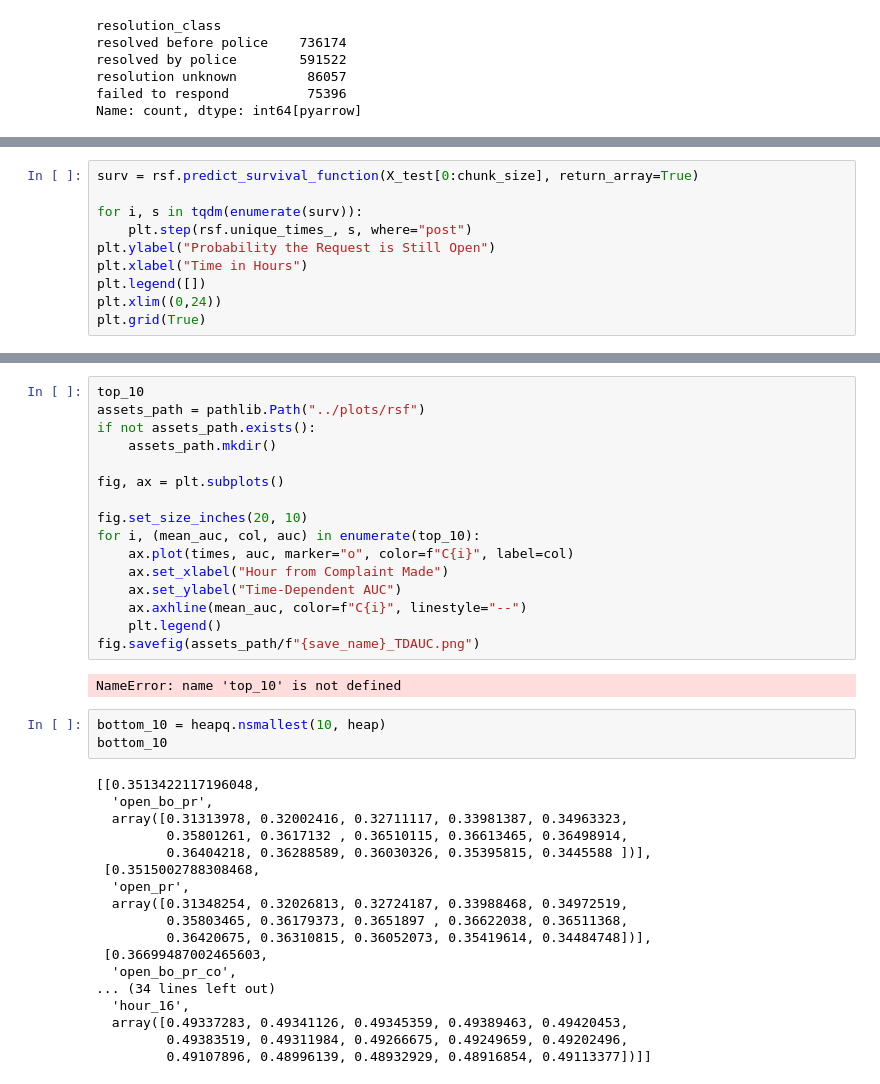
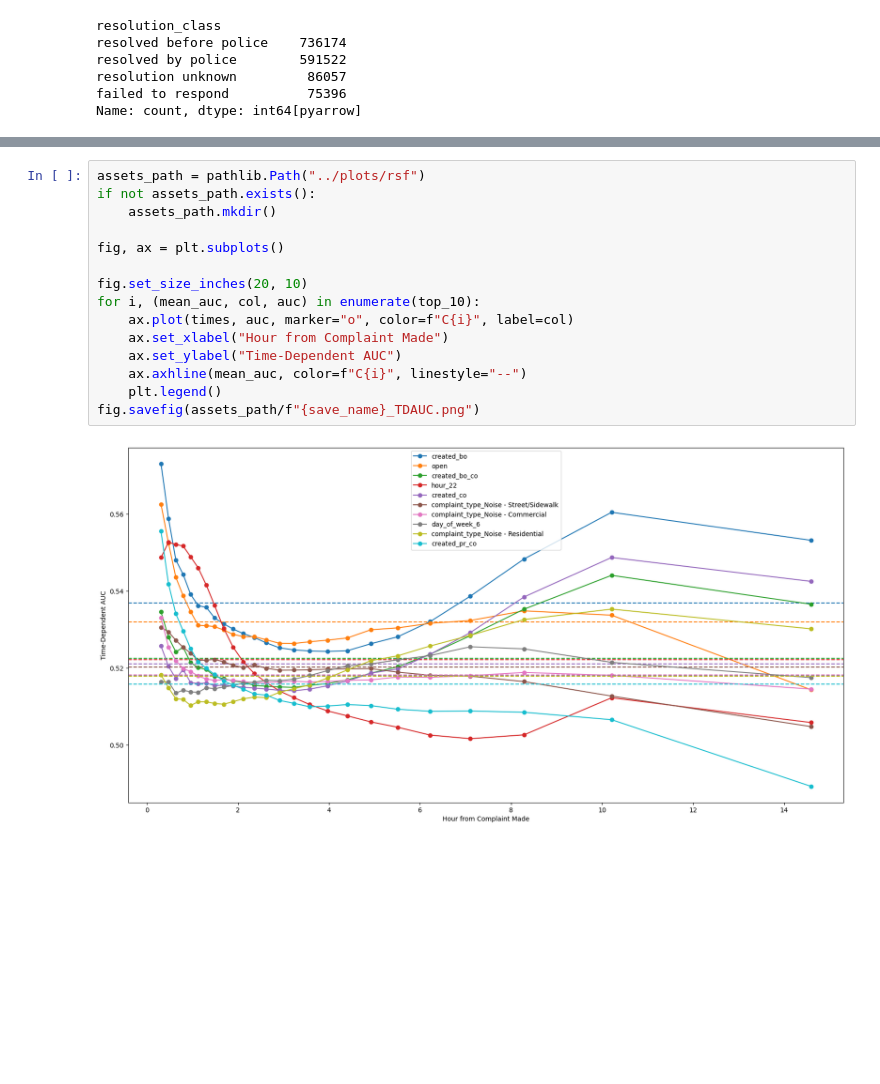
Before and after one commit to jamorr/Capstone, a Jupyter notebook: src/final.ipynb, the cells around one changed output, grey strips where cells are left out. Drawn from its saved outputs; the diff is of its cells as text; blank space fills up the shorter version.

```diff
--- a/src/final.ipynb
+++ b/src/final.ipynb
@@ -456,10 +177,0 @@ Text(0.5, 1.0, 'Predicted vs True Time to Close Complaint in Hours')
-# %%
-surv = rsf.predict_survival_function(X_test[0:chunk_size], return_array=True)
-
-for i, s in tqdm(enumerate(surv)):
-    plt.step(rsf.unique_times_, s, where="post")
-plt.ylabel("Probability the Request is Still Open")
-plt.xlabel("Time in Hours")
-plt.legend([])
-plt.xlim((0,24))
-plt.grid(True)
@@ -490,39 +227,17 @@ NameError: name 'np' is not defined
 # %%
-top_10
 assets_path = pathlib.Path("../plots/rsf")
 if not assets_path.exists():
     assets_path.mkdir()
 
 fig, ax = plt.subplots()
 
 fig.set_size_inches(20, 10)
 for i, (mean_auc, col, auc) in enumerate(top_10):
     ax.plot(times, auc, marker="o", color=f"C{i}", label=col)
     ax.set_xlabel("Hour from Complaint Made")
     ax.set_ylabel("Time-Dependent AUC")
     ax.axhline(mean_auc, color=f"C{i}", linestyle="--")
     plt.legend()
 fig.savefig(assets_path/f"{save_name}_TDAUC.png")
 # %% [output]
-NameError: name 'top_10' is not defined
+[figure, added]
-# %%
-bottom_10 = heapq.nsmallest(10, heap)
-bottom_10
-# %% [output]
-[[0.3513422117196048,
-  'open_bo_pr',
-  array([0.31313978, 0.32002416, 0.32711117, 0.33981387, 0.34963323,
-         0.35801261, 0.3617132 , 0.36510115, 0.36613465, 0.36498914,
-         0.36404218, 0.36288589, 0.36030326, 0.35395815, 0.3445588 ])],
- [0.3515002788308468,
-  'open_pr',
-  array([0.31348254, 0.32026813, 0.32724187, 0.33988468, 0.34972519,
-         0.35803465, 0.36179373, 0.3651897 , 0.36622038, 0.36511368,
-         0.36420675, 0.36310815, 0.36052073, 0.35419614, 0.34484748])],
- [0.36699487002465603,
-  'open_bo_pr_co',
-... (34 lines left out)
-  'hour_16',
-  array([0.49337283, 0.49341126, 0.49345359, 0.49389463, 0.49420453,
-         0.49383519, 0.49311984, 0.49266675, 0.49249659, 0.49202496,
-         0.49107896, 0.48996139, 0.48932929, 0.48916854, 0.49113377])]]
```
Also changed, not shown: parts of 28 cells of this notebook, 1 other file.
